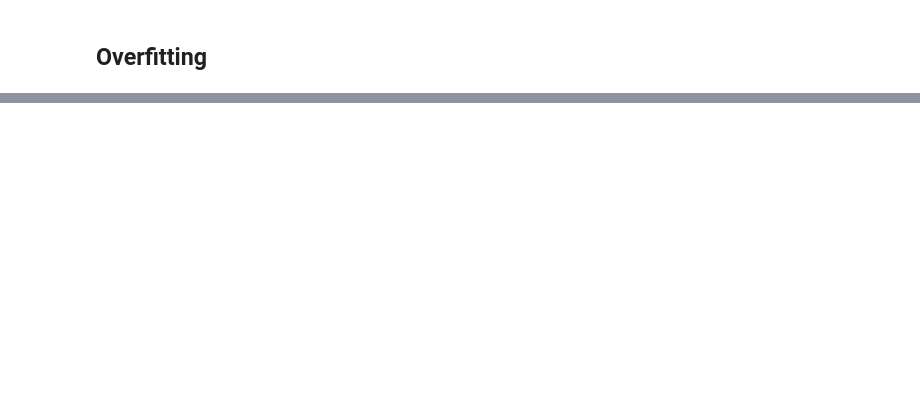
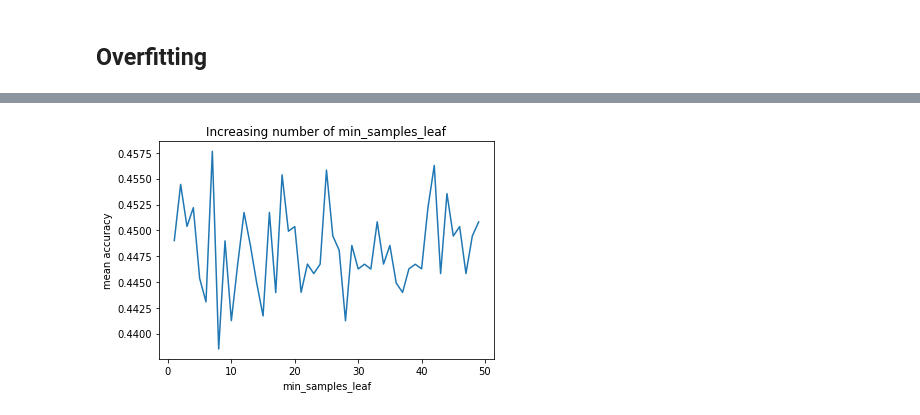
Before and after one commit to The-Deadly-Hyenas/Data-Classification, a Jupyter notebook: ruby/Overfitting.ipynb, the cells around one changed output, grey strips where cells are left out. Drawn from its saved outputs; the diff is of its cells as text; code cells hidden in the pictures; blank space fills up the shorter version.

```diff
--- a/ruby/Overfitting.ipynb
+++ b/ruby/Overfitting.ipynb
@@ -122,0 +141,13 @@ CrossVal: 0.5144827586206897
+# %%
+# min_samples_leaf
+# uncomment next line will take long
+
+accuracies2 = [cross_val(RandomForestClassifier(min_samples_leaf=i)) for i in range(1,50)]
+# %%
+plt.plot(range(1,50), accuracies2)
+plt.title('Increasing number of min_samples_leaf')
+plt.xlabel('min_samples_leaf')
+plt.ylabel('mean accuracy')
+plt.show()
+# %% [output]
+[figure, added]
```
Also changed, not shown: parts of 13 cells of this notebook, 11 other files.
